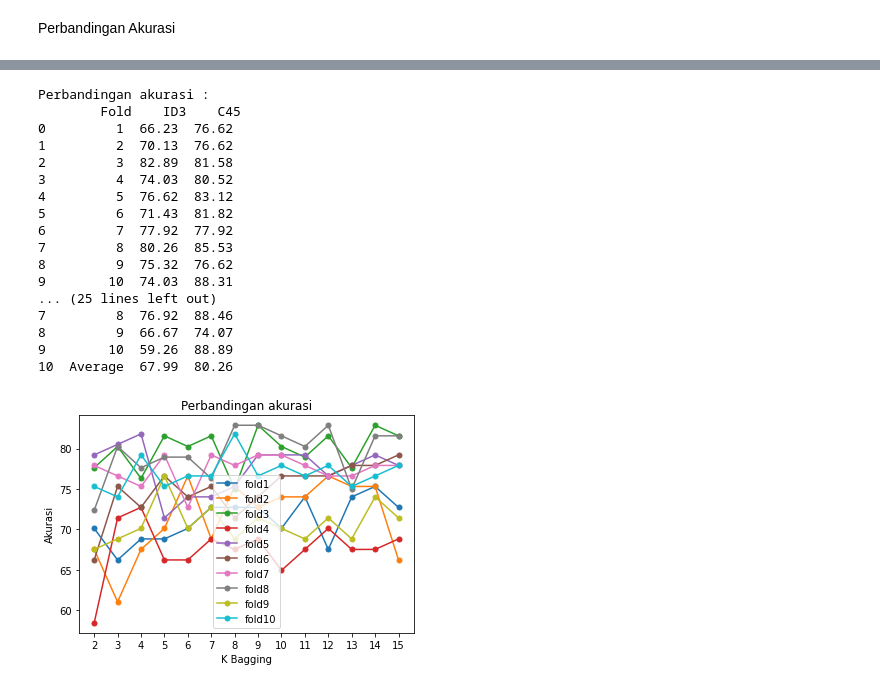
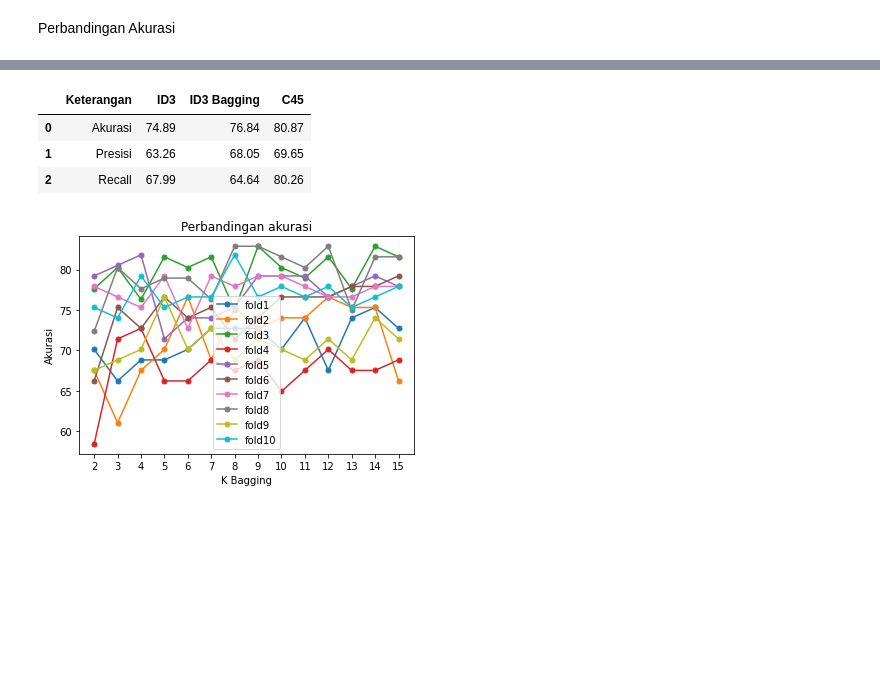
Before and after one commit to 170411100038/Skripsi038, a Jupyter notebook: MainID3_New.ipynb, the cells around one changed output, grey strips where cells are left out. Cells and saved outputs as stored; diff of their text form; code cells hidden in the pictures; blank space fills up the shorter version.

Commit message:
Update perbandingan

```diff
--- a/MainID3_New.ipynb
+++ b/MainID3_New.ipynb
@@ -1288,29 +1249,43 @@ def tabelRecall():
+# %%
+def Average(dat):
+    return sum(dat) / len(dat)
+
+def tabelPerbandinganMetode():
+    dat = []
+
+    # for i in range(len(akurasi_id3)):
+    #     dat.append([str(i+1),akurasi_id3[i], akurasi_c45[i]])
+
+    ratAkurasi_ID3 = round(Average(akurasi_id3), 2)
+    ratAkurasi_C45 = round(Average(akurasi_c45), 2)
+    dat.append(["Akurasi",ratAkurasi_ID3, maxAkurasi_Bagging, ratAkurasi_C45])
+
+    ratPresisi_ID3 = round(Average(presisi_id3), 2)
+    ratPresisi_C45 = round(Average(presisi_c45), 2)
+    dat.append(["Presisi",ratPresisi_ID3, maxPresisi_Bagging, ratPresisi_C45])
+
+    ratRecall_ID3 = round(Average(recall_id3), 2)
+    ratRecall_C45 = round(Average(recall_c45), 2)
+    dat.append(["Recall",ratRecall_ID3, maxRecall_Bagging, ratRecall_C45])
+
+    dat2 = pd.DataFrame(dat, columns=['Keterangan', 'ID3', 'ID3 Bagging', 'C45'])
+    # print("Akurasi tertinggi ID3 tanpa Bagging :",max(akurasi_id3))
+    # print("Akurasi tertinggi C45 :",max(akurasi_c45))
+
+    return dat2
 # %%
-Akurasi = tabelAkurasi()
-Presisi = tabelPresisi()
-Recall = tabelRecall()
+PerbandinganMetode = tabelPerbandinganMetode()
 # Akurasi.to_excel("output_perbandingan_akurasi.xlsx", index=False)
 # Presisi.to_excel("output_perbandingan_presisi.xlsx", index=False)
 # Recall.to_excel("output_perbandingan_recall.xlsx", index=False)
-print("Perbandingan akurasi :\n", Akurasi, "\n\nPerbandingan presisi :\n", Presisi, "\n\nPerbandingan recall :\n", Recall)
+# print("Perbandingan akurasi :\n", Akurasi, "\n\nPerbandingan presisi :\n", Presisi, "\n\nPerbandingan recall :\n", Recall)
+#PerbandinganMetode.to_excel("PerbandinganMetode.xlsx")
+PerbandinganMetode
 # %% [output]
-Perbandingan akurasi :
-        Fold    ID3    C45
-0         1  66.23  76.62
-1         2  70.13  76.62
-2         3  82.89  81.58
-3         4  74.03  80.52
-4         5  76.62  83.12
-5         6  71.43  81.82
-6         7  77.92  77.92
-7         8  80.26  85.53
-8         9  75.32  76.62
-9        10  74.03  88.31
-... (25 lines left out)
-7         8  76.92  88.46
-8         9  66.67  74.07
-9        10  59.26  88.89
-10  Average  67.99  80.26
+|  | Keterangan | ID3 | ID3 Bagging | C45 |
+| 0 | Akurasi | 74.89 | 76.84 | 80.87 |
+| 1 | Presisi | 63.26 | 68.05 | 69.65 |
+| 2 | Recall | 67.99 | 64.64 | 80.26 |
 # %%
 import matplotlib.pyplot as plt
 
```
Also changed, not shown: parts of 5 cells of this notebook, 1 other file.
